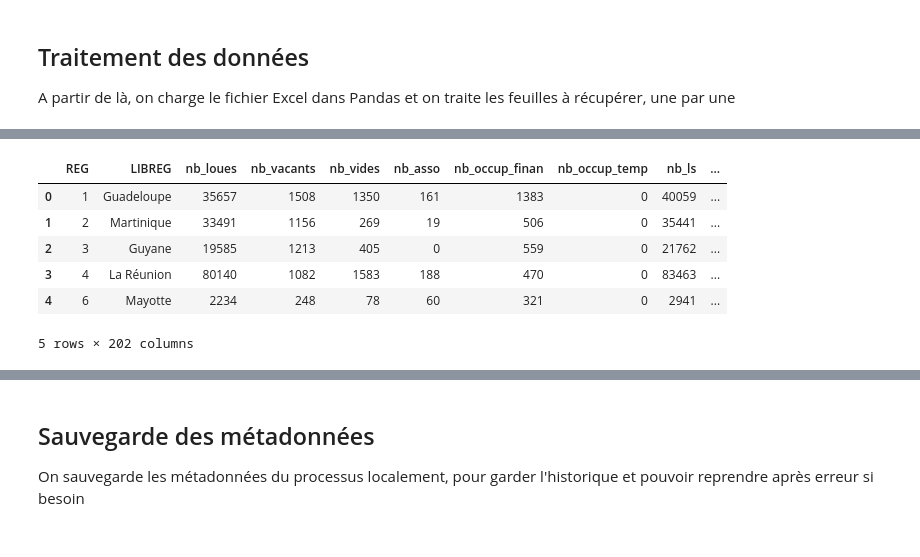
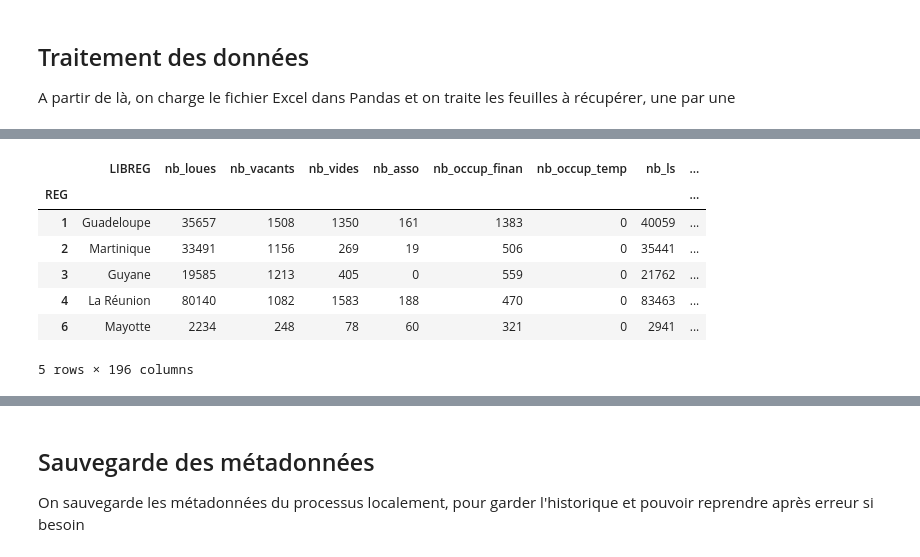
Before and after one commit to dataforgoodfr/13_odis, a Jupyter notebook: notebooks/logements_sociaux_rpls_jsonload.ipynb, the cells around one changed output, grey strips where cells are left out. Drawn from its saved outputs; the diff is of its cells as text; code cells hidden in the pictures.

Commit message:
Adapted dfload for RPLS, load all columns in bronze

```diff
--- a/notebooks/logements_sociaux_rpls_jsonload.ipynb
+++ b/notebooks/logements_sociaux_rpls_jsonload.ipynb
@@ -115,9 +113,11 @@ df_region = pd.read_excel(wb,
                     )
 dataframes["REGION"] = df_region
 
+discard_cols = [ 2019, 2020, 2021, 2022, 2023]
+df_region = df_region.drop(labels = discard_cols, axis = 1)
+
 # Dump into a JSON artifact
 region_json = df_region.to_dict(orient = 'records')
-print(region_json)
 region_artifact = handler.artifact_dump( region_json, "REGION", model, format = "json" )
 artifacts.append(region_artifact)
 
@@ -129,10 +127,11 @@ df_region.head()
-|  | REG | LIBREG | nb_loues | nb_vacants | nb_vides | nb_asso | nb_occup_finan | nb_occup_temp | nb_ls | ... |
-| 0 | 1 | Guadeloupe | 35657 | 1508 | 1350 | 161 | 1383 | 0 | 40059 | ... |
-| 1 | 2 | Martinique | 33491 | 1156 | 269 | 19 | 506 | 0 | 35441 | ... |
-| 2 | 3 | Guyane | 19585 | 1213 | 405 | 0 | 559 | 0 | 21762 | ... |
-| 3 | 4 | La Réunion | 80140 | 1082 | 1583 | 188 | 470 | 0 | 83463 | ... |
-| 4 | 6 | Mayotte | 2234 | 248 | 78 | 60 | 321 | 0 | 2941 | ... |
+|  | LIBREG | nb_loues | nb_vacants | nb_vides | nb_asso | nb_occup_finan | nb_occup_temp | nb_ls | ... |
+| REG |  |  |  |  |  |  |  |  | ... |
+| 1 | Guadeloupe | 35657 | 1508 | 1350 | 161 | 1383 | 0 | 40059 | ... |
+| 2 | Martinique | 33491 | 1156 | 269 | 19 | 506 | 0 | 35441 | ... |
+| 3 | Guyane | 19585 | 1213 | 405 | 0 | 559 | 0 | 21762 | ... |
+| 4 | La Réunion | 80140 | 1082 | 1583 | 188 | 470 | 0 | 83463 | ... |
+| 6 | Mayotte | 2234 | 248 | 78 | 60 | 321 | 0 | 2941 | ... |
-5 rows × 202 columns
+5 rows × 196 columns
 # %%
 # Load excel sheet for Departments
 df_department = pd.read_excel(wb,
```
Also changed, not shown: parts of 8 cells of this notebook, 3 other files.
